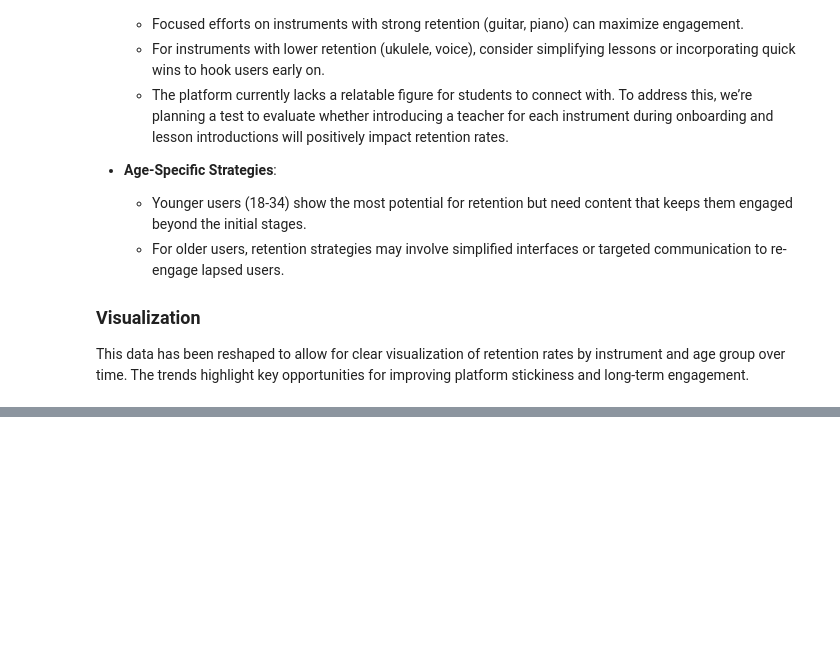
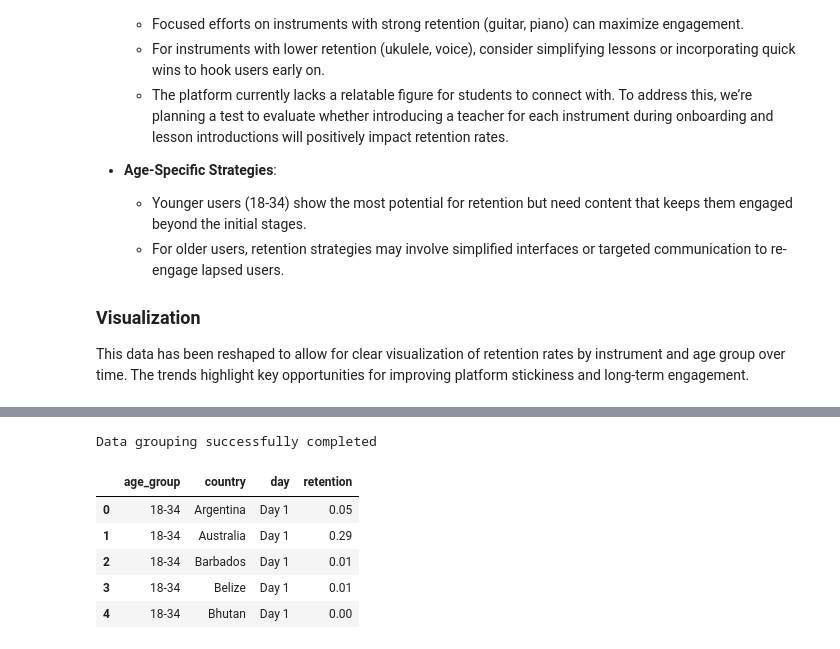
Before and after one commit to pablobagano/musitech, a Jupyter notebook: Musitech-EDA.ipynb, the cells around one changed output, grey strips where cells are left out. Saved outputs shown, nothing was run; the diff lists cells and outputs as text; code cells hidden in the pictures; blank space fills up the shorter version.

```diff
--- a/Musitech-EDA.ipynb
+++ b/Musitech-EDA.ipynb
@@ -416,0 +425,13 @@ app.run_server(debug=True)
+# %%
+retention_per_age_group_country, conversion_per_age_group_country = grouping_retention_conversion(df,'age_group','country')
+# %% [output]
+Data grouping successfully completed
+# %%
+retention_per_age_group_country.head()
+# %% [output]
+|  | age_group | country | day | retention |
+| 0 | 18-34 | Argentina | Day 1 | 0.05 |
+| 1 | 18-34 | Australia | Day 1 | 0.29 |
+| 2 | 18-34 | Barbados | Day 1 | 0.01 |
+| 3 | 18-34 | Belize | Day 1 | 0.01 |
+| 4 | 18-34 | Bhutan | Day 1 | 0.00 |
```
Also changed, not shown: parts of 19 cells of this notebook, 1 other file.
